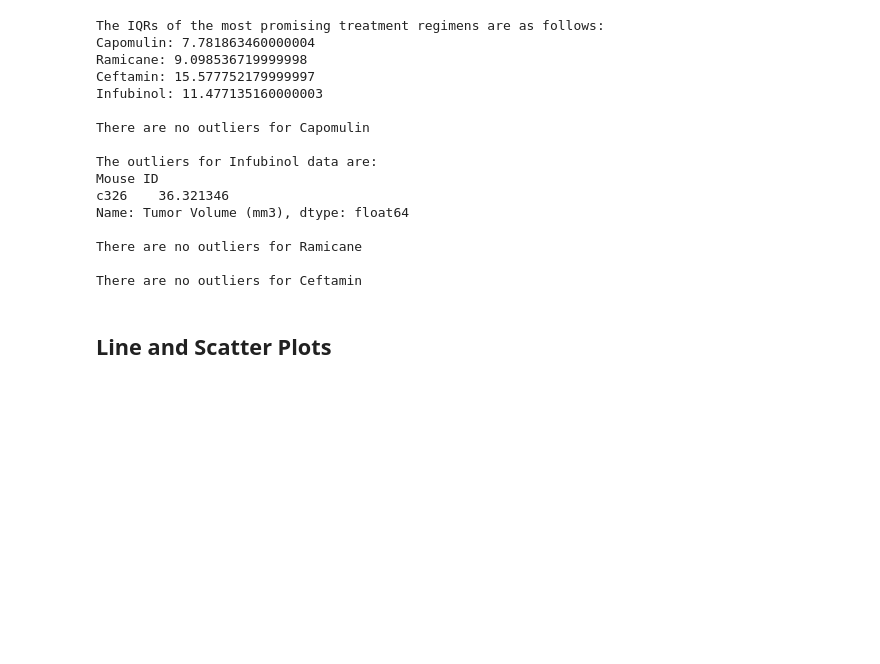
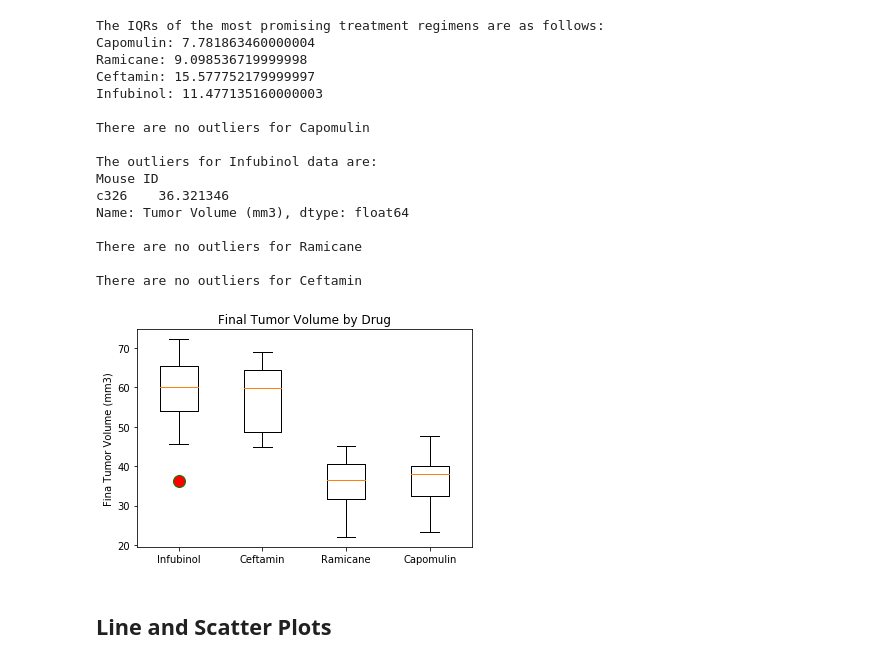
Before and after one commit to carlykelly/Matplotlib, a Jupyter notebook: Pymaceuticals/pymaceuticals_CFK.ipynb, the cells around one changed output. Saved outputs shown, nothing was run; the diff lists cells and outputs as text; code cells hidden in the pictures; blank space fills up the shorter version.

```diff
--- a/Pymaceuticals/pymaceuticals_CFK.ipynb
+++ b/Pymaceuticals/pymaceuticals_CFK.ipynb
@@ -317,19 +318,21 @@ There are no outliers for Ceftamin
 # %%
 # Generate a box plot of the final tumor volume of each mouse across four regimens of interest
 
 #Data to plot
 plot_data = [final_tumor_inf, final_tumor_cef, final_tumor_ram, final_tumor_cap]
 flierprops = dict(marker='o', markerfacecolor='r', markersize=12,
                   linestyle='none', markeredgecolor='g')
 
 plt.title('Final Tumor Volume by Drug')
-plt.ylabel('Volume (mm3)')
+plt.ylabel('Fina Tumor Volume (mm3)')
 plt.boxplot(plot_data, flierprops = flierprops)
 labels = ["Infubinol", "Ceftamin", "Ramicane", "Capomulin"]
 plt.xticks([1,2,3,4], labels)
 
 
 plt.show()
+# %% [output]
+[figure, added]
 # %% [markdown]
 ## Line and Scatter Plots
 # %%
```
Also changed, not shown: parts of 5 cells of this notebook.
